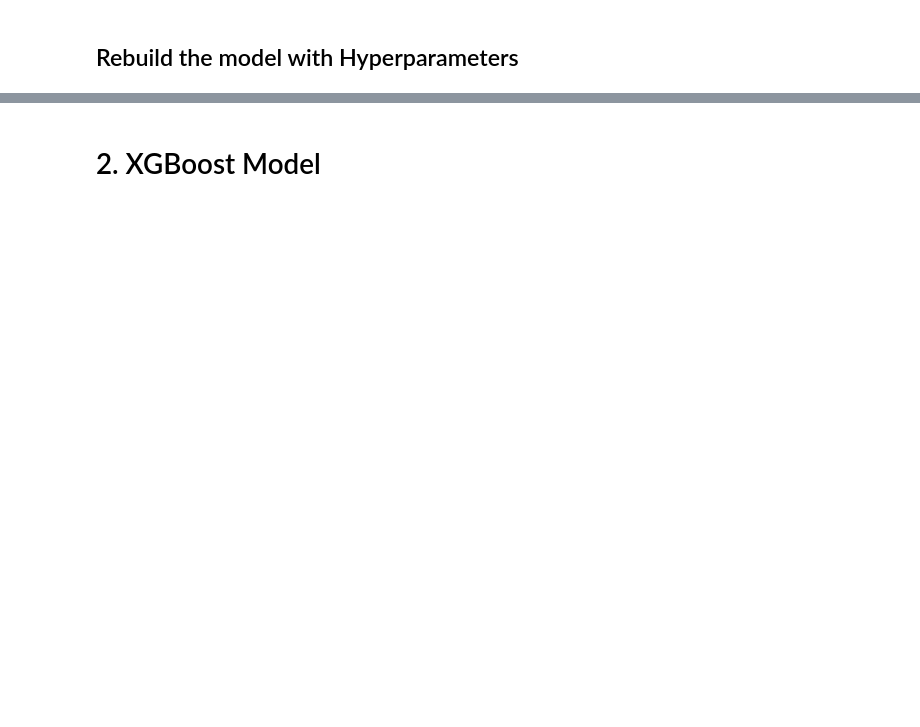
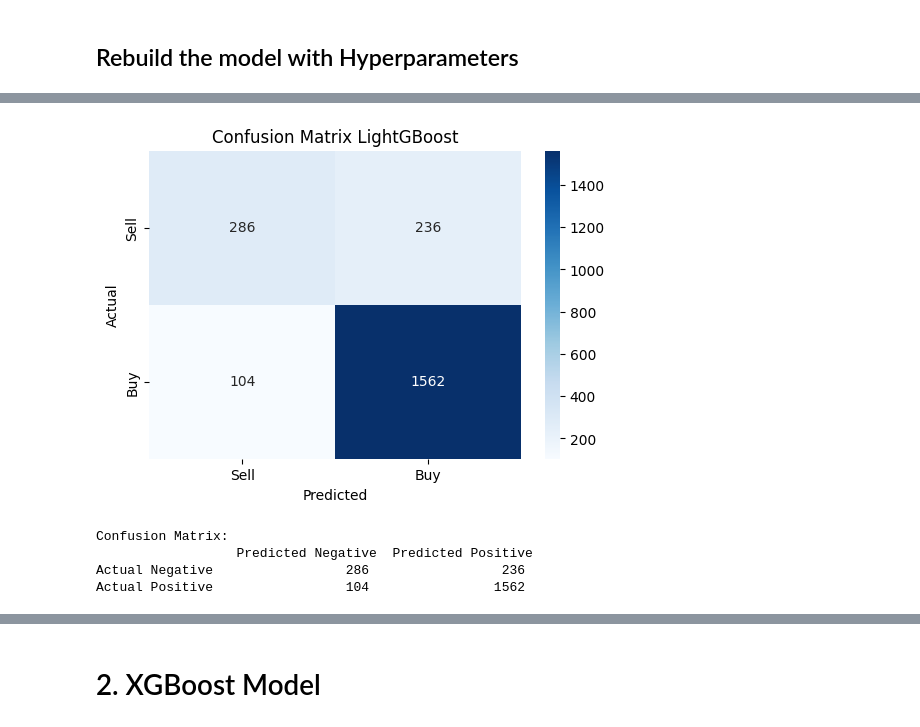
Before and after one commit to SoufianeAzerdaoui/Algorithm_Trading_ML, a Jupyter notebook: Models.ipynb, the cells around one changed output, grey strips where cells are left out. Saved outputs shown, nothing was run; the diff lists cells and outputs as text; code cells hidden in the pictures; blank space fills up the shorter version.

```diff
--- a/Models.ipynb
+++ b/Models.ipynb
@@ -186,0 +288,29 @@ plt.show()
+# %%
+from sklearn.metrics import confusion_matrix
+import seaborn as sns
+import matplotlib.pyplot as plt
+
+# Generate confusion matrix
+cm = confusion_matrix(y_test, y_pred)
+
+# Plot confusion matrix as heatmap
+plt.figure(figsize=(6, 4))
+sns.heatmap(cm, annot=True, fmt='d', cmap='Blues', xticklabels=['Sell', 'Buy'], yticklabels=['Sell', 'Buy'])
+plt.title('Confusion Matrix LightGBoost')
+plt.xlabel('Predicted')
+plt.ylabel('Actual')
+plt.show()
+# %% [output]
+[figure, added]
+# %%
+# Compute the confusion matrix
+cm = confusion_matrix(y_test, y_pred)
+
+# Print the confusion matrix as a DataFrame for better readability
+cm_df = pd.DataFrame(cm, index=["Actual Negative", "Actual Positive"], columns=["Predicted Negative", "Predicted Positive"])
+print("Confusion Matrix:\n", cm_df)
+# %% [output]
+Confusion Matrix:
+                  Predicted Negative  Predicted Positive
+Actual Negative                 286                 236
+Actual Positive                 104                1562
```
Also changed, not shown: parts of 44 cells of this notebook, 17 other files.
